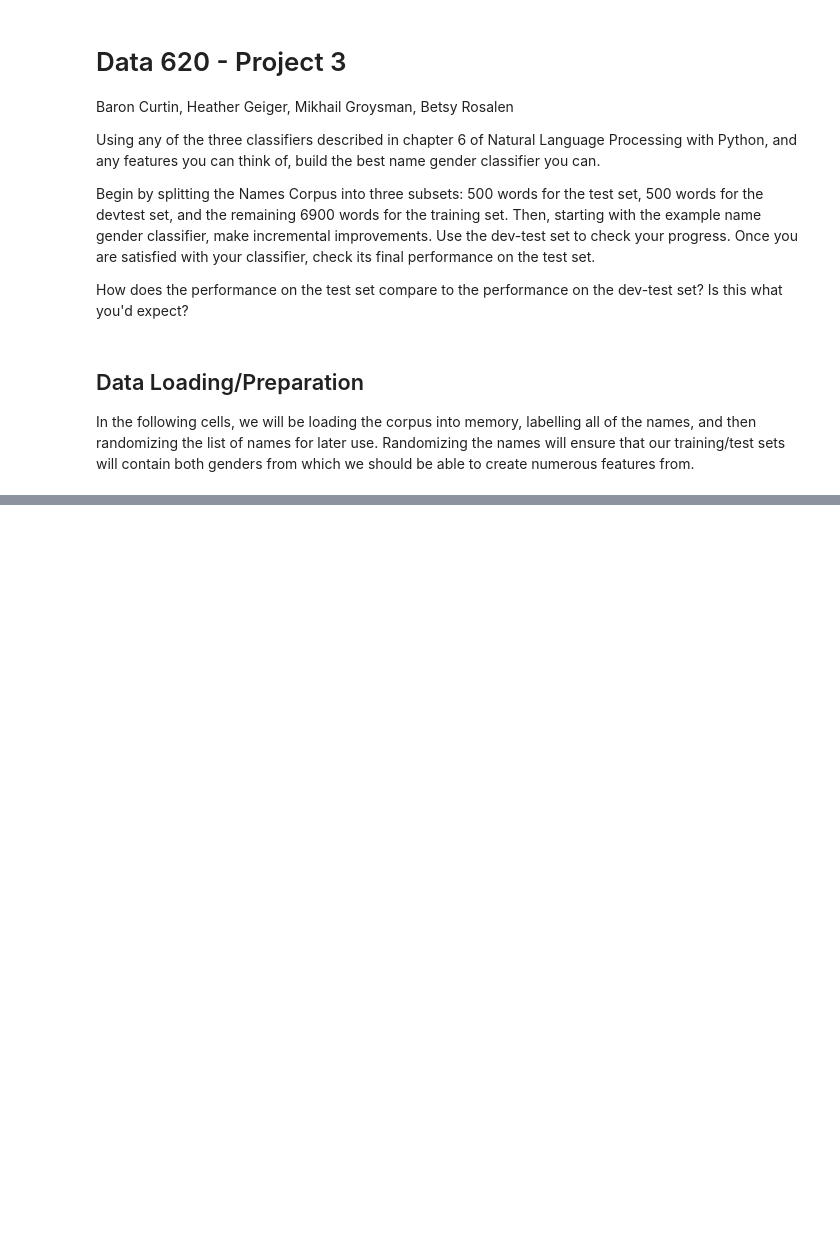
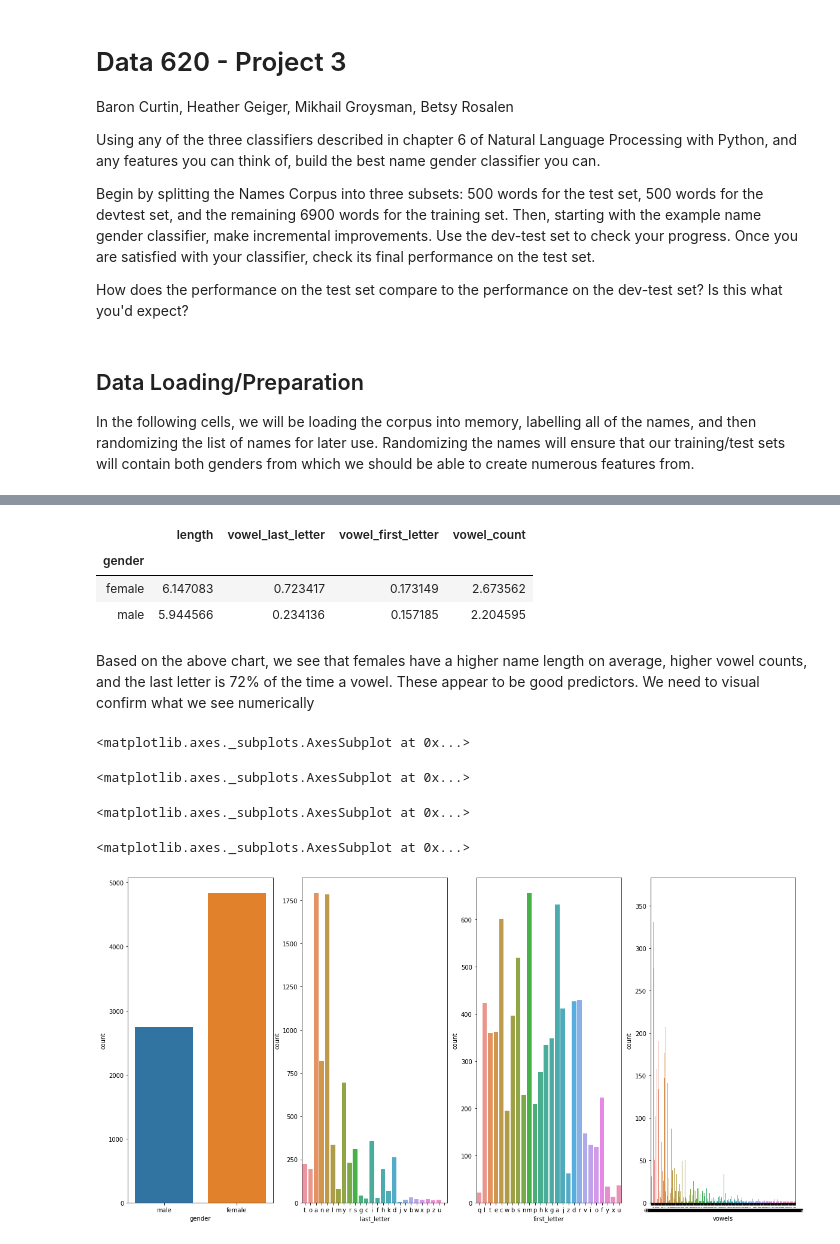
Before and after one commit to betsyrosalen/DATA620_Fall2019_Project3, a Jupyter notebook: project3.ipynb, the cells around one changed output, grey strips where cells are left out. Drawn from its saved outputs; the diff is of its cells as text; code cells hidden in the pictures; blank space fills up the shorter version.

```diff
--- a/project3.ipynb
+++ b/project3.ipynb
@@ -41,0 +51,5 @@ random.shuffle(all_names)
+# %%
+# create dataframe
+data = pd.DataFrame.from_dict(dict(all_names), orient='index', columns=['gender']).reset_index()
+data.columns = ['name', 'gender']
+data.head()
@@ -41,0 +63,12 @@ random.shuffle(all_names)
+# %%
+# create various feature columns for exploration
+data['length'] = data['name'].str.len()
+data['last_letter'] = data['name'].str[-1]
+data['first_letter'] = data['name'].str[0]
+data['vowel_last_letter'] = data['last_letter'].isin([*'aeiou'])
+data['vowel_first_letter'] = data['first_letter'].isin([*'aeiou'])
+data['vowels'] = data['name'].str.replace(r'[^aeiou]', '')
+data['vowel_count'] = data['vowels'].str.len()
+
+# preview data
+data.head()
@@ -41,0 +82,26 @@ random.shuffle(all_names)
+# %%
+# use our created variables to generate some summary statistics
+data.groupby('gender').mean()
+# %% [output]
+|  | length | vowel_last_letter | vowel_first_letter | vowel_count |
+| gender |  |  |  |  |
+| female | 6.147083 | 0.723417 | 0.173149 | 2.673562 |
+| male | 5.944566 | 0.234136 | 0.157185 | 2.204595 |
+# %% [markdown]
+Based on the above chart, we see that females have a higher name length on average, higher vowel counts, and the last letter is 72% of the time a vowel.
+These appear to be good predictors. We need to visual confirm what we see numerically
+# %%
+# categorical/numerical columns
+categorical_cols = data.loc[:, data.columns != 'name'].select_dtypes(include='object').columns
+numerical_cols = data.select_dtypes(include=np.number).columns
+
+fig, ax = plt.subplots(1, 4, figsize=(20, 10))
+
+for var, subplot in zip(categorical_cols, ax.flatten()):
+    sns.countplot(x=var, data=data, ax=subplot)
+# %% [output]
+<matplotlib.axes._subplots.AxesSubplot at 0x...>
+<matplotlib.axes._subplots.AxesSubplot at 0x...>
+<matplotlib.axes._subplots.AxesSubplot at 0x...>
+<matplotlib.axes._subplots.AxesSubplot at 0x...>
+[figure, added]
```
Also changed, not shown: parts of 6 cells of this notebook.
